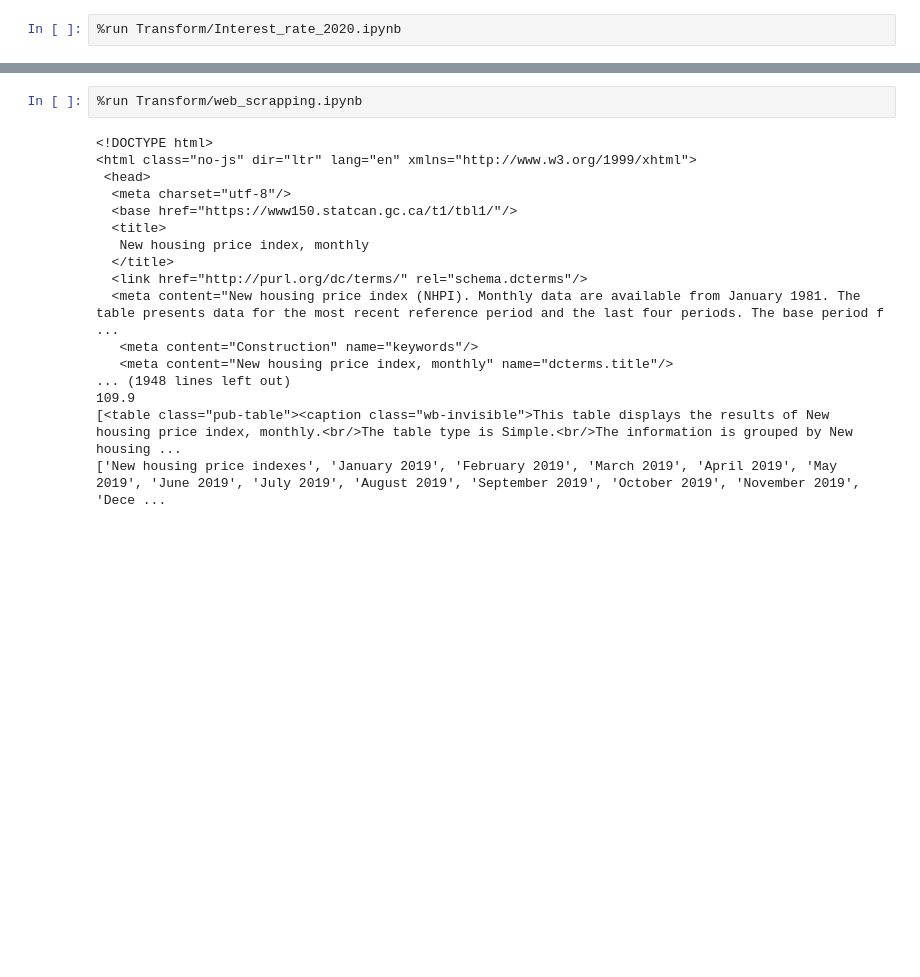
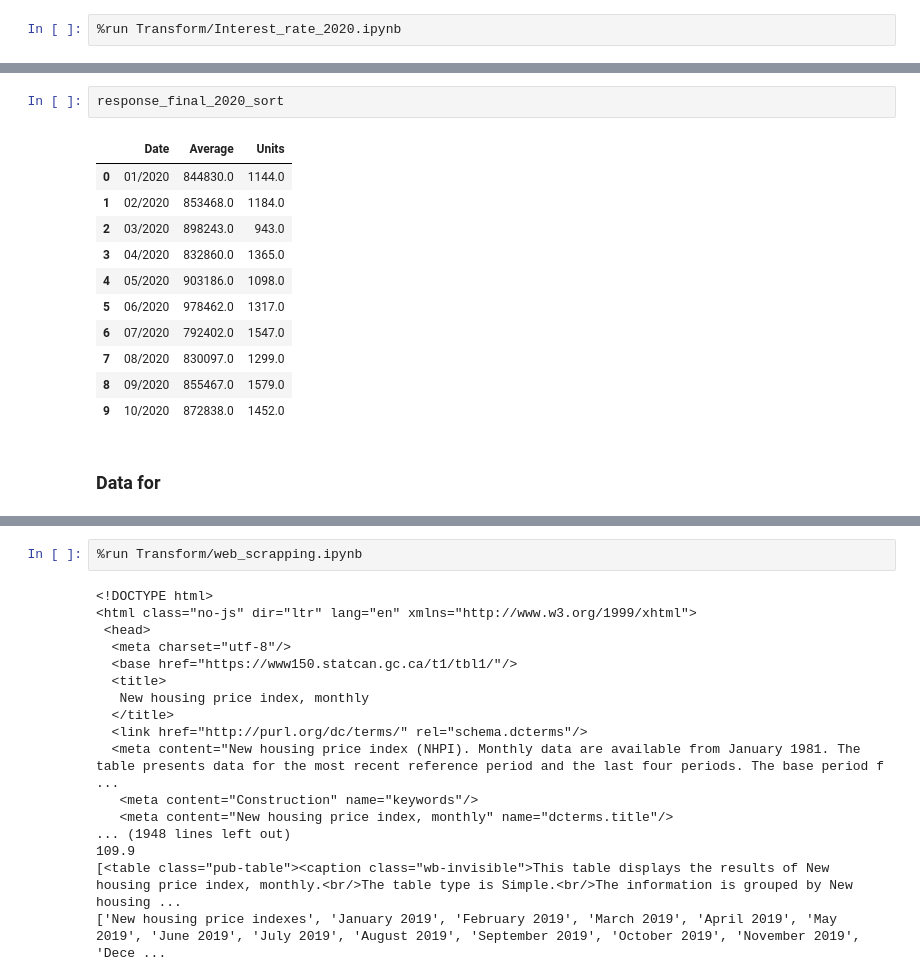
Before and after one commit to elubanska/ETL_project, a Jupyter notebook: Final_Notebook_Load.ipynb, the cells around one changed output, grey strips where cells are left out. Saved outputs shown, nothing was run; the diff lists cells and outputs as text; blank space fills up the shorter version.

```diff
--- a/Final_Notebook_Load.ipynb
+++ b/Final_Notebook_Load.ipynb
@@ -31,0 +116,16 @@ MortgageRate2019
+# %%
+response_final_2020_sort
+# %% [output]
+|  | Date | Average | Units |
+| 0 | 01/2020 | 844830.0 | 1144.0 |
+| 1 | 02/2020 | 853468.0 | 1184.0 |
+| 2 | 03/2020 | 898243.0 | 943.0 |
+| 3 | 04/2020 | 832860.0 | 1365.0 |
+| 4 | 05/2020 | 903186.0 | 1098.0 |
+| 5 | 06/2020 | 978462.0 | 1317.0 |
+| 6 | 07/2020 | 792402.0 | 1547.0 |
+| 7 | 08/2020 | 830097.0 | 1299.0 |
+| 8 | 09/2020 | 855467.0 | 1579.0 |
+| 9 | 10/2020 | 872838.0 | 1452.0 |
+# %% [markdown]
+### Data for
```
Also changed, not shown: parts of 23 cells of this notebook.
